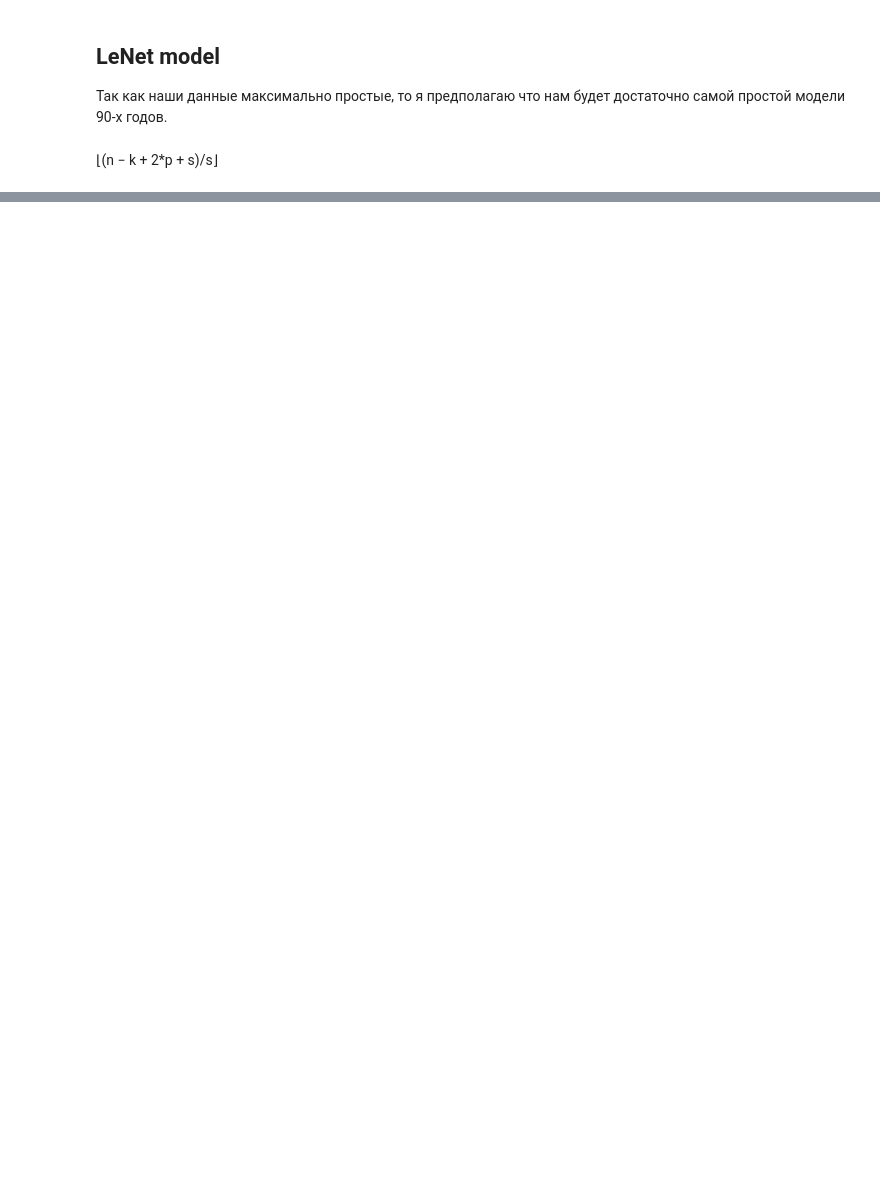
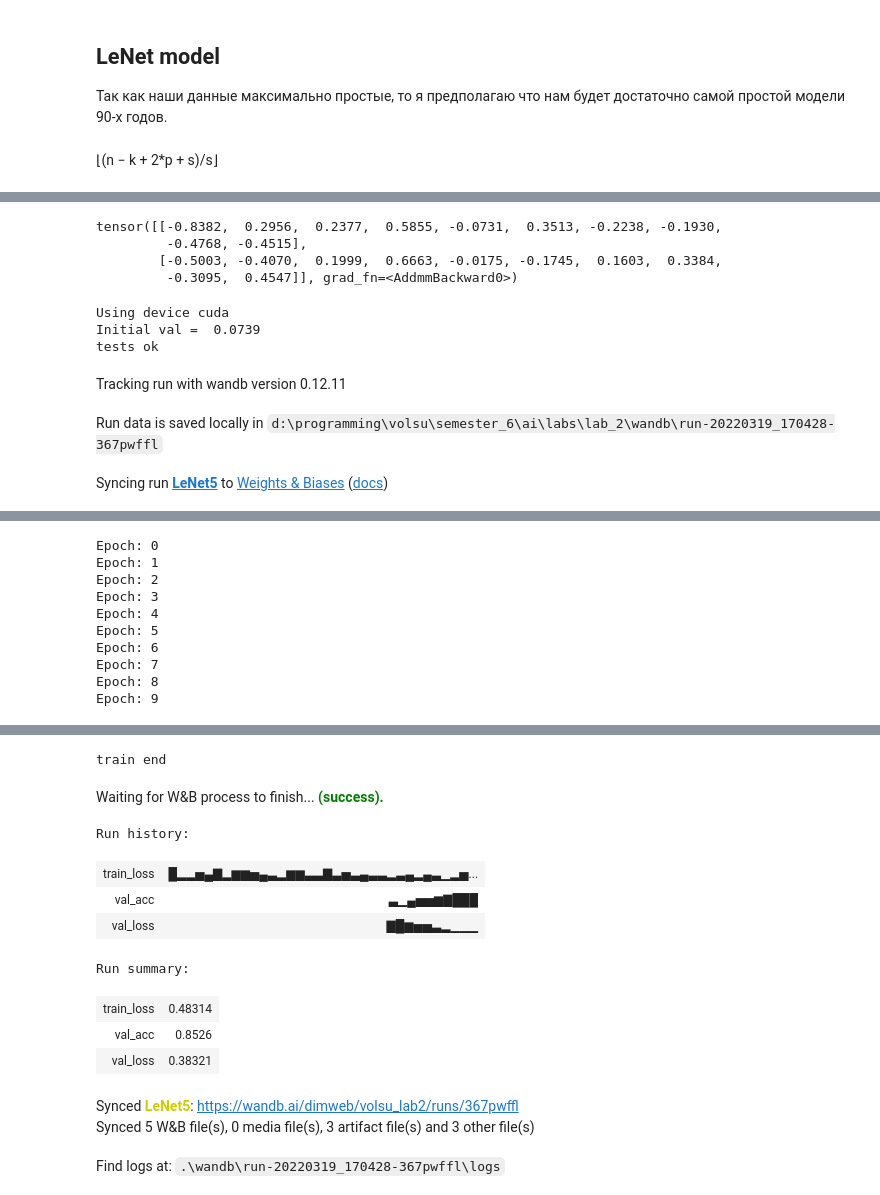
Before and after one commit to dmitrymailk/volsu_ai, a Jupyter notebook: labs/lab_2/lab_2.ipynb, the cells around one changed output, grey strips where cells are left out. Cells and saved outputs as stored; diff of their text form; code cells hidden in the pictures; blank space fills up the shorter version.

Commit message:
add lenet model

```diff
--- a/labs/lab_2/lab_2.ipynb
+++ b/labs/lab_2/lab_2.ipynb
@@ -610,19 +632,25 @@ class Experiment(BaseExperiment):
+# %%
+LeNet5 = import_class("LeNet5")
+
+model = LeNet5(10)
+test_img = torch.rand((2,1, 28, 28))
+model(test_img)
+# %% [output]
+tensor([[-0.8382,  0.2956,  0.2377,  0.5855, -0.0731,  0.3513, -0.2238, -0.1930,
+         -0.4768, -0.4515],
+        [-0.5003, -0.4070,  0.1999,  0.6663, -0.0175, -0.1745,  0.1603,  0.3384,
+         -0.3095,  0.4547]], grad_fn=<AddmmBackward0>)
 # %%
-def import_class(class_name):
-    return getattr(importlib.reload(getattr(__import__(f"models.{class_name}"), class_name)), class_name)
-
-TestModel = import_class("TestModel")
-
 
 exp_config = {
-    "batch_size": 64,
+    "batch_size": 16,
     "check_interval": 100,
-    "epochs": 1,
+    "epochs": 10,
     "optimizer": {
         "lr": 1e-3
     },
     "model_name": "pytorch_model",
-    "model_class_name": str(TestModel.__name__),
+    "model_class_name": str(LeNet5.__name__),
     "model_args": {
         "n_classes": 10
     }
@@ -634,8 +662,7 @@ exp_config["sheduler"] = {
     "epochs": 10
 }
 
-model = TestModel(**exp_config['model_args'])
-model.test()
+model = LeNet5(**exp_config['model_args'])
 
 # не хочу создавать глобальные переменные
 exp_params = {
@@ -648,10 +675,20 @@ exp_params = {
     "experiment_config": exp_config,
     "optimizer_class": torch.optim.Adam,
     "sheduler_class": torch.optim.lr_scheduler.OneCycleLR,
-    "notebook_name": "HW0_cnn_pytorch_pr.ipynb",
-    "project_name": "sirius_test",
-    "name_run": "test_run",
-    "model_description": "Test my new model",
+    "notebook_name": "lab_2.ipynb",
+    "project_name": "volsu_lab2",
+    "name_run": "LeNet5",
+    "model_description": "change batch size to 16",
 }
 
-experiment_test = Experiment(**exp_params)
+lenet_exp = Experiment(**exp_params)
+# %% [output]
+Using device cuda
+Initial val =  0.0739
+tests ok
+# %%
+lenet_exp.train()
+# %% [output]
+Tracking run with wandb version 0.12.11
+Run data is saved locally in d:\programming\volsu\semester_6\ai\labs\lab_2\wandb\run-20220319_170428-367pwffl
+Syncing run LeNet5 to Weights & Biases (docs)
@@ -657,0 +696,10 @@ experiment_test = Experiment(**exp_params)
+Epoch: 0
+Epoch: 1
+Epoch: 2
+Epoch: 3
+Epoch: 4
+Epoch: 5
+Epoch: 6
+Epoch: 7
+Epoch: 8
+Epoch: 9
@@ -657,0 +708,13 @@ experiment_test = Experiment(**exp_params)
+train end
+Waiting for W&B process to finish... (success).
+Run history:
+| train_loss | █▂▂▅▄▇▂▆▆▅▄▃▂▆▆▃▃▇▃▅▃▄▃▃▂▃▄▂▄▃▁▂▅... |
+| val_acc | ▃▁▄▅▅▆▇███ |
+| val_loss | ▇█▆▅▅▃▂▁▁▁ |
+Run summary:
+| train_loss | 0.48314 |
+| val_acc | 0.8526 |
+| val_loss | 0.38321 |
+Synced LeNet5: https://wandb.ai/dimweb/volsu_lab2/runs/367pwffl
+Synced 5 W&B file(s), 0 media file(s), 3 artifact file(s) and 3 other file(s)
+Find logs at: .\wandb\run-20220319_170428-367pwffl\logs
```
Also changed, not shown: parts of 10 cells of this notebook, 3 other files.
